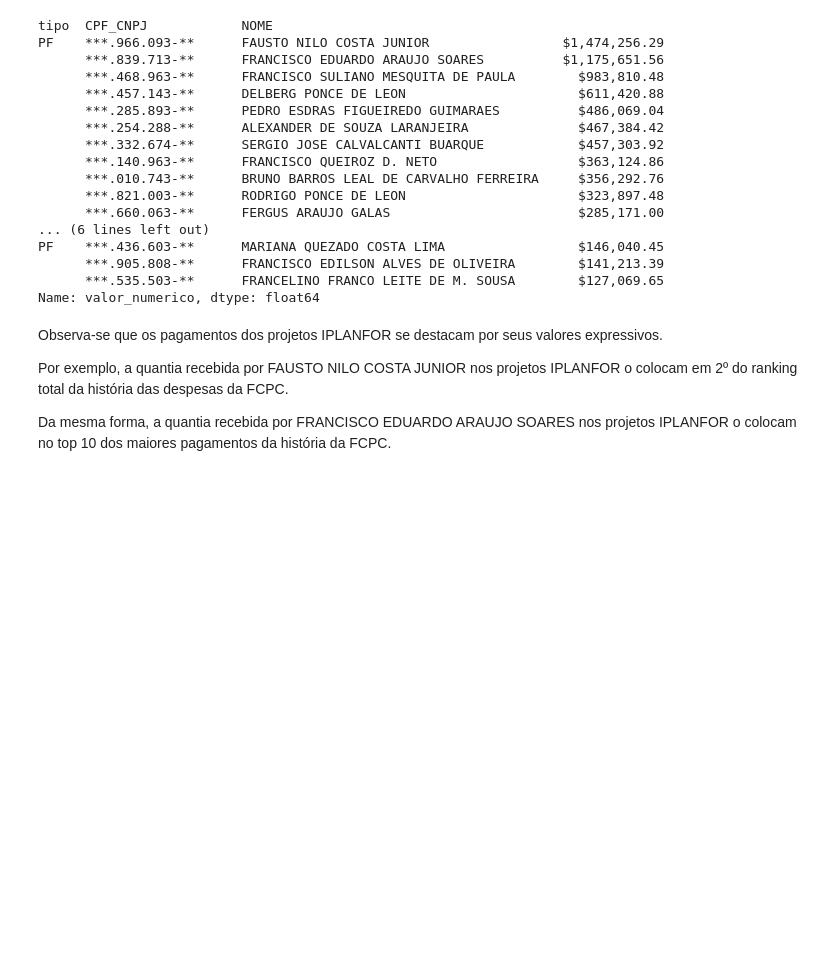
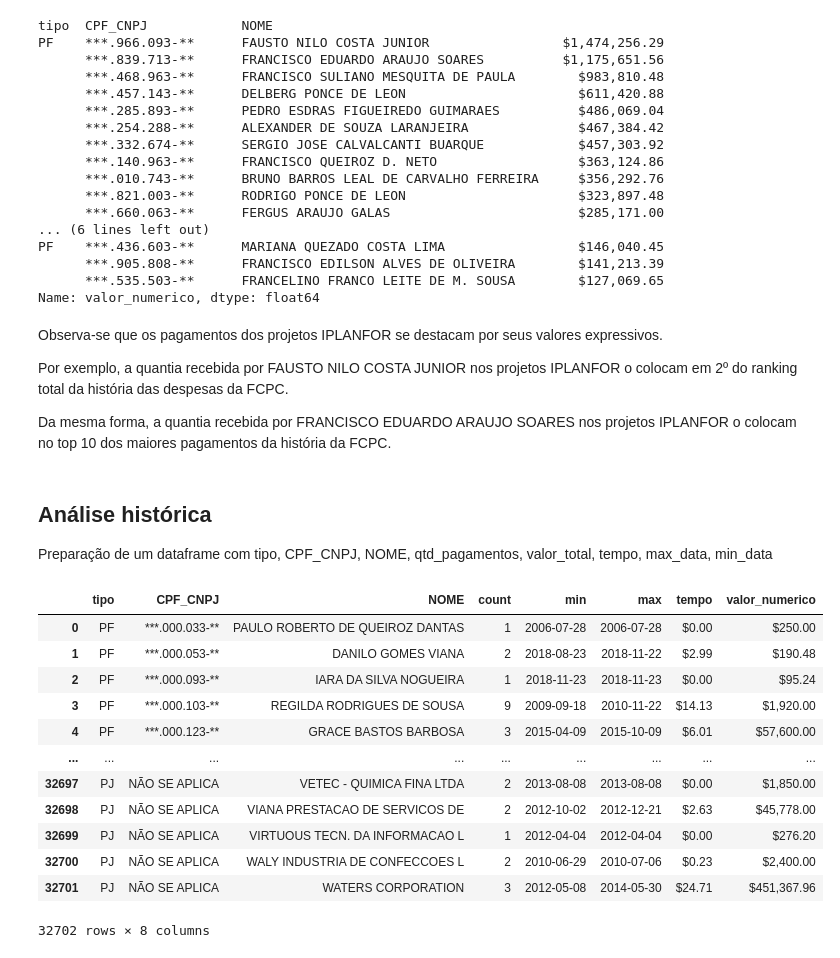
Before and after one commit to tmalveirac/fcpc, a Jupyter notebook: fcpc_analise_projetos.ipynb, the cells around one changed output. Saved outputs shown, nothing was run; the diff lists cells and outputs as text; code cells hidden in the pictures; blank space fills up the shorter version.

```diff
--- a/fcpc_analise_projetos.ipynb
+++ b/fcpc_analise_projetos.ipynb
@@ -279,3 +280,29 @@ Observa-se que os pagamentos dos projetos IPLANFOR se destacam por seus valores
 Por exemplo, a quantia recebida por FAUSTO NILO COSTA JUNIOR nos projetos IPLANFOR o colocam em 2º do ranking total da história das despesas da FCPC.
 
 Da mesma forma, a quantia recebida por FRANCISCO EDUARDO ARAUJO SOARES nos projetos IPLANFOR o colocam no top 10 dos maiores pagamentos da história da FCPC.
+# %% [markdown]
+## Análise histórica
+
+Preparação de um dataframe com
+tipo, CPF_CNPJ, NOME, qtd_pagamentos, valor_total, tempo, max_data, min_data
+# %%
+cpf_cnpj_nome_df = df.groupby(['tipo','CPF_CNPJ', 'NOME'])['data_limpa'].agg(['count', 'min', 'max'])
+cpf_cnpj_nome_df = cpf_cnpj_nome_df.reset_index()
+cpf_cnpj_nome_df['tempo'] = (cpf_cnpj_nome_df['max'] - cpf_cnpj_nome_df['min']) / np.timedelta64(1, 'M')
+valor_total_df = df.groupby(['tipo','CPF_CNPJ', 'NOME'])['valor_numerico'].sum()
+cpf_cnpj_nome_df = cpf_cnpj_nome_df.join(valor_total_df, on=['tipo','CPF_CNPJ', 'NOME'])
+cpf_cnpj_nome_df
+# %% [output]
+|  | tipo | CPF_CNPJ | NOME | count | min | max | tempo | valor_numerico |
+| 0 | PF | ***.000.033-** | PAULO ROBERTO DE QUEIROZ DANTAS | 1 | 2006-07-28 | 2006-07-28 | $0.00 | $250.00 |
+| 1 | PF | ***.000.053-** | DANILO GOMES VIANA | 2 | 2018-08-23 | 2018-11-22 | $2.99 | $190.48 |
+| 2 | PF | ***.000.093-** | IARA DA SILVA NOGUEIRA | 1 | 2018-11-23 | 2018-11-23 | $0.00 | $95.24 |
+| 3 | PF | ***.000.103-** | REGILDA RODRIGUES DE SOUSA | 9 | 2009-09-18 | 2010-11-22 | $14.13 | $1,920.00 |
+| 4 | PF | ***.000.123-** | GRACE BASTOS BARBOSA | 3 | 2015-04-09 | 2015-10-09 | $6.01 | $57,600.00 |
+| ... | ... | ... | ... | ... | ... | ... | ... | ... |
+| 32697 | PJ | NÃO SE APLICA | VETEC - QUIMICA FINA LTDA | 2 | 2013-08-08 | 2013-08-08 | $0.00 | $1,850.00 |
+| 32698 | PJ | NÃO SE APLICA | VIANA PRESTACAO DE SERVICOS DE | 2 | 2012-10-02 | 2012-12-21 | $2.63 | $45,778.00 |
+| 32699 | PJ | NÃO SE APLICA | VIRTUOUS TECN. DA INFORMACAO L | 1 | 2012-04-04 | 2012-04-04 | $0.00 | $276.20 |
+| 32700 | PJ | NÃO SE APLICA | WALY INDUSTRIA DE CONFECCOES L | 2 | 2010-06-29 | 2010-07-06 | $0.23 | $2,400.00 |
+| 32701 | PJ | NÃO SE APLICA | WATERS CORPORATION | 3 | 2012-05-08 | 2014-05-30 | $24.71 | $451,367.96 |
+32702 rows × 8 columns
```
Also changed, not shown: parts of 8 cells of this notebook.
